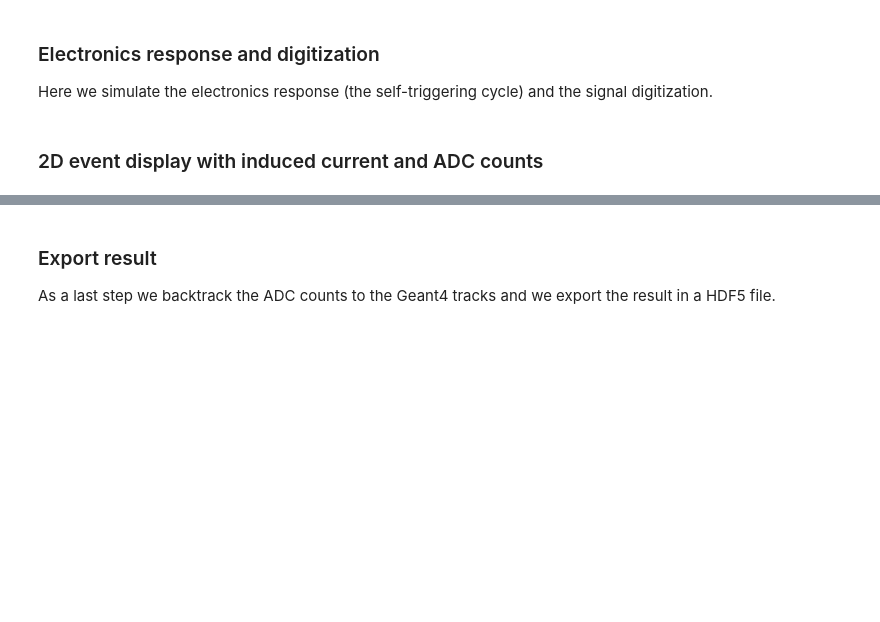
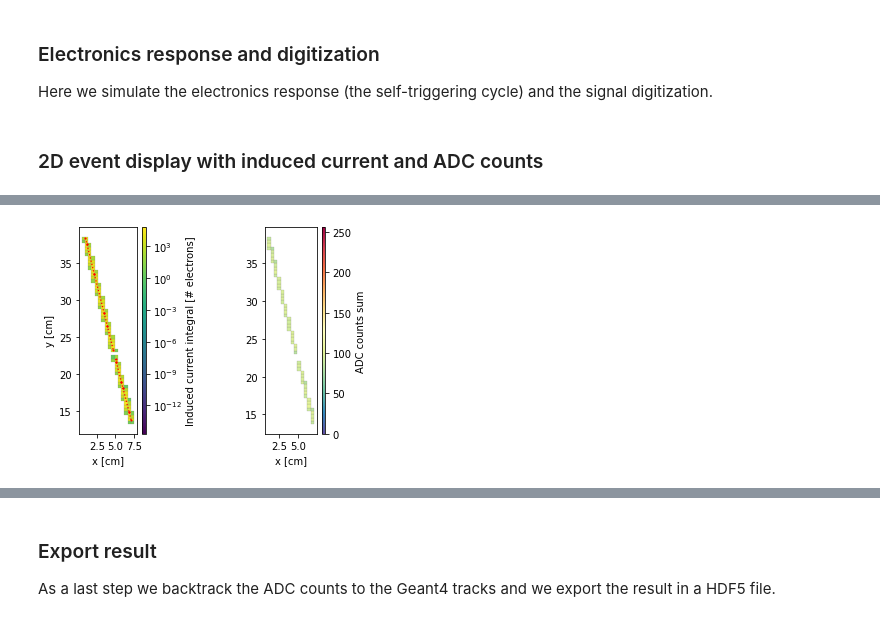
Before and after one commit to ynashed/larnd-sim, a Jupyter notebook: examples/Pixel induced current.ipynb, the cells around one changed output, grey strips where cells are left out. Cells and saved outputs as stored; diff of their text form; code cells hidden in the pictures; blank space fills up the shorter version.

```diff
--- a/examples/Pixel induced current.ipynb
+++ b/examples/Pixel induced current.ipynb
@@ -599,4 +596,11 @@ fee.get_adc_values[BPG,TPB](pixels_signals,
 adc_list = fee.digitize(integral_list)
+# %%
+time_ticks_torch = torch.linspace(0, len(unique_eventIDs)*sim.time_interval[1]*3, pixels_signals_torch.shape[1]+1)
+
+integral_list_torch, adc_ticks_list_torch = sim.get_adc_values(pixels_signals_torch,
+                                                               time_ticks_torch,
+                                                                0)
+adc_list_torch = sim.digitize(integral_list_torch)
 # %% [markdown]
 ### 2D event display with induced current and ADC counts
 # %%
@@ -663,0 +679,74 @@ fig.savefig("currentadc.pdf")
+# %%
+cmap = cm.Spectral_r
+norm = colors.Normalize(vmin=0, vmax=256)
+m = cm.ScalarMappable(norm=norm, cmap=cmap)
+
+#cmap = cm.viridis
+#norm_curr = colors.LogNorm(vmin=min(currents_torch[currents_torch>0]), vmax=max(currents_torch))
+#m_curr = cm.ScalarMappable(norm=norm_curr, cmap=cmap)
+
+fig,ax = plt.subplots(1,2,figsize=(6,3.8))
+
+x_r_all, y_r_all = sim.get_pixel_coordinates(ep.astensor(unique_pix_torch))
+for ip, p in enumerate(unique_pix_torch):
+    x_rect = x_r_all[ip, 0].numpy()
+    y_rect = y_r_all[ip, 0].numpy()
+    pixel_plane = int(p[0] // sim.n_pixels[0])
+    c = currents_torch[ip]
+    if c >= 1:
+        rect = plt.Rectangle((x_rect, y_rect),
+                             sim.pixel_pitch, sim.pixel_pitch,
+                             linewidth=0.2, fc=m_curr.to_rgba(c),
+                             edgecolor='grey')
+        ax[0].add_patch(rect)
+
+    a = adc_list_torch[ip][adc_list_torch[ip]>sim.digitize(torch.tensor([0]))]
+    if len(a):
+        rect = plt.Rectangle((x_rect, y_rect),
+                             sim.pixel_pitch, sim.pixel_pitch,
+                             linewidth=0.2, fc=m.to_rgba(a.sum()),
+                             edgecolor='grey')
+        ax[1].add_patch(rect)
+
+
+for it,t in enumerate(selected_tracks):
+    ax[0].plot((t["x_start"], t["x_end"]),
+            (t["y_start"], t["y_end"]),
+            c='r',
+            lw=1.25,
+            ls=':',
+            alpha=1,
+            zorder=10)
+    ax[1].plot((t["x_start"], t["x_end"]),
+            (t["y_start"], t["y_end"]),
+            c='r',
+            lw=0,
+            ls=':',
+            alpha=1,
+            zorder=10)
+    ax[0].scatter((t["x_start"], t["x_end"]),
+                  (t["y_start"], t["y_end"]),
+                  c='r', s=1, zorder=99999)
+#     ax[1].scatter((t["x_start"], t["x_end"]),
+#                   (t["y_start"], t["y_end"]),
+#                   c='r', s=1, zorder=99999)
+
+ax[0].set_aspect("equal")
+ax[1].set_aspect("equal")
+ax[0].set_xlabel("x [cm]")
+ax[1].set_xlabel("x [cm]")
+ax[0].set_ylabel("y [cm]")
+from mpl_toolkits.axes_grid1.axes_divider import make_axes_locatable
+
+divider0 = make_axes_locatable(ax[1])
+cax0 = divider0.append_axes("right", size="7%", pad=0.07)
+fig.colorbar(m, ax=ax[1], cax=cax0, label='ADC counts sum')
+
+divider1 = make_axes_locatable(ax[0])
+cax1 = divider1.append_axes("right", size="7%", pad=0.07)
+fig.colorbar(m_curr, ax=ax[0], cax=cax1, label='Induced current integral [# electrons]')
+
+plt.subplots_adjust(hspace=0.5)
+fig.savefig("currentadc_torch.pdf")
+# %% [output]
+[figure, added]
```
Also changed, not shown: parts of 5 cells of this notebook.
